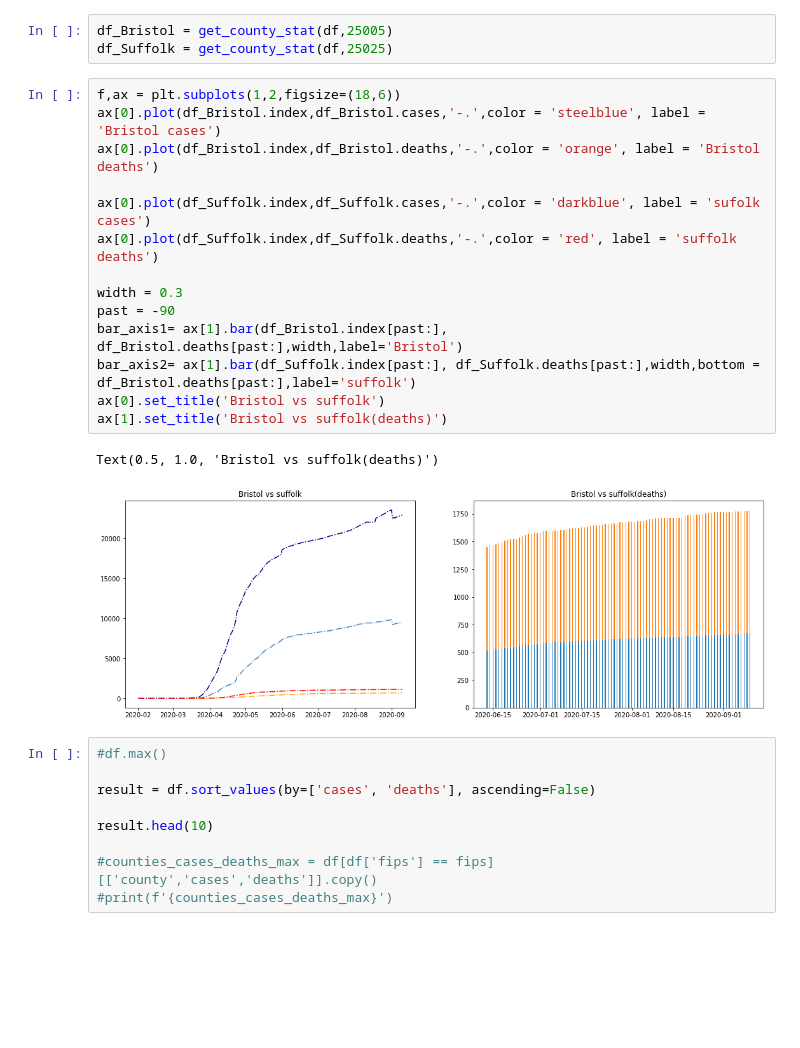
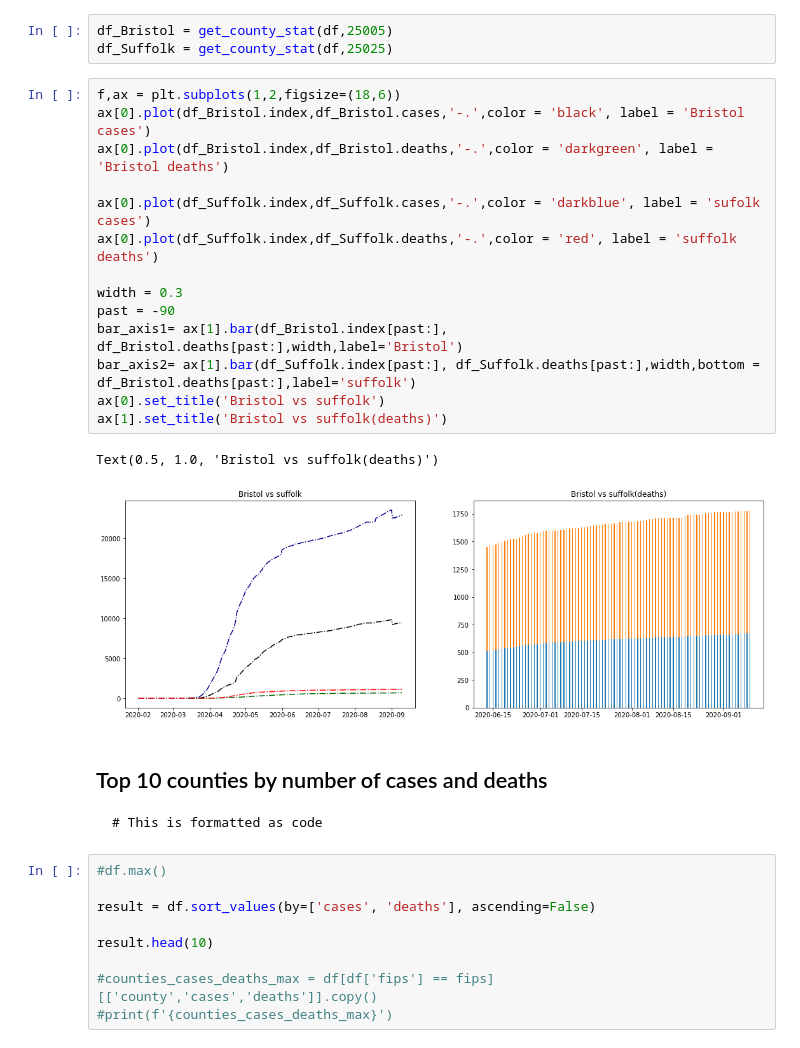
Before and after one commit to alekyapopuri96/DataVizFall2020_Colab, a Jupyter notebook: Class_Activity_Lec03.ipynb, the cells around one changed output. Saved outputs shown, nothing was run; the diff lists cells and outputs as text; blank space fills up the shorter version.

````diff
--- a/Class_Activity_Lec03.ipynb
+++ b/Class_Activity_Lec03.ipynb
@@ -72,21 +72,29 @@ df_Bristol = get_county_stat(df,25005)
 df_Suffolk = get_county_stat(df,25025)
 # %%
 f,ax = plt.subplots(1,2,figsize=(18,6))
-ax[0].plot(df_Bristol.index,df_Bristol.cases,'-.',color = 'steelblue', label = 'Bristol cases')
-ax[0].plot(df_Bristol.index,df_Bristol.deaths,'-.',color = 'orange', label = 'Bristol deaths')
+ax[0].plot(df_Bristol.index,df_Bristol.cases,'-.',color = 'black', label = 'Bristol cases')
+ax[0].plot(df_Bristol.index,df_Bristol.deaths,'-.',color = 'darkgreen', label = 'Bristol deaths')
 
 ax[0].plot(df_Suffolk.index,df_Suffolk.cases,'-.',color = 'darkblue', label = 'sufolk cases')
 ax[0].plot(df_Suffolk.index,df_Suffolk.deaths,'-.',color = 'red', label = 'suffolk deaths')
 
 width = 0.3
 past = -90
 bar_axis1= ax[1].bar(df_Bristol.index[past:], df_Bristol.deaths[past:],width,label='Bristol')
 bar_axis2= ax[1].bar(df_Suffolk.index[past:], df_Suffolk.deaths[past:],width,bottom = df_Bristol.deaths[past:],label='suffolk')
 ax[0].set_title('Bristol vs suffolk')
 ax[1].set_title('Bristol vs suffolk(deaths)')
 # %% [output]
 Text(0.5, 1.0, 'Bristol vs suffolk(deaths)')
-[figure, old version]
+[figure, new version]
+# %% [markdown]
+## Top 10 counties by number of cases and deaths
+
+
+
+```
+# This is formatted as code
+```
 # %%
 #df.max()
 
````
Also changed, not shown: parts of 1 cell of this notebook.
